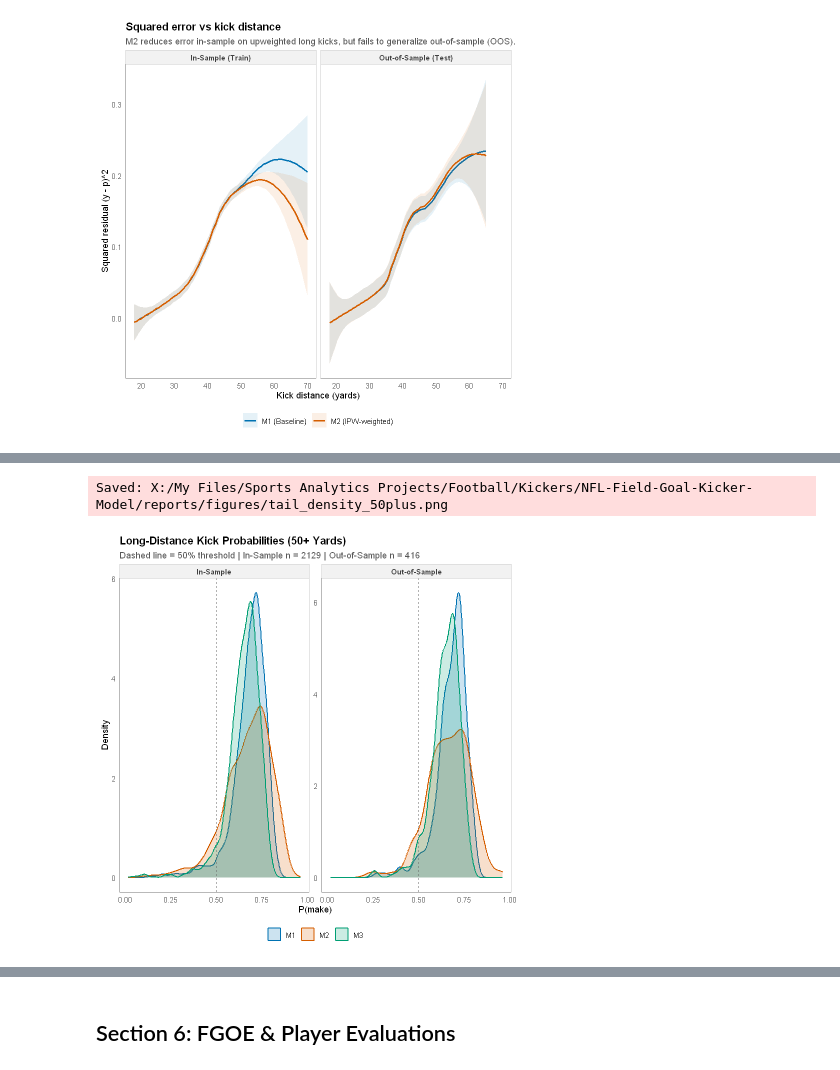
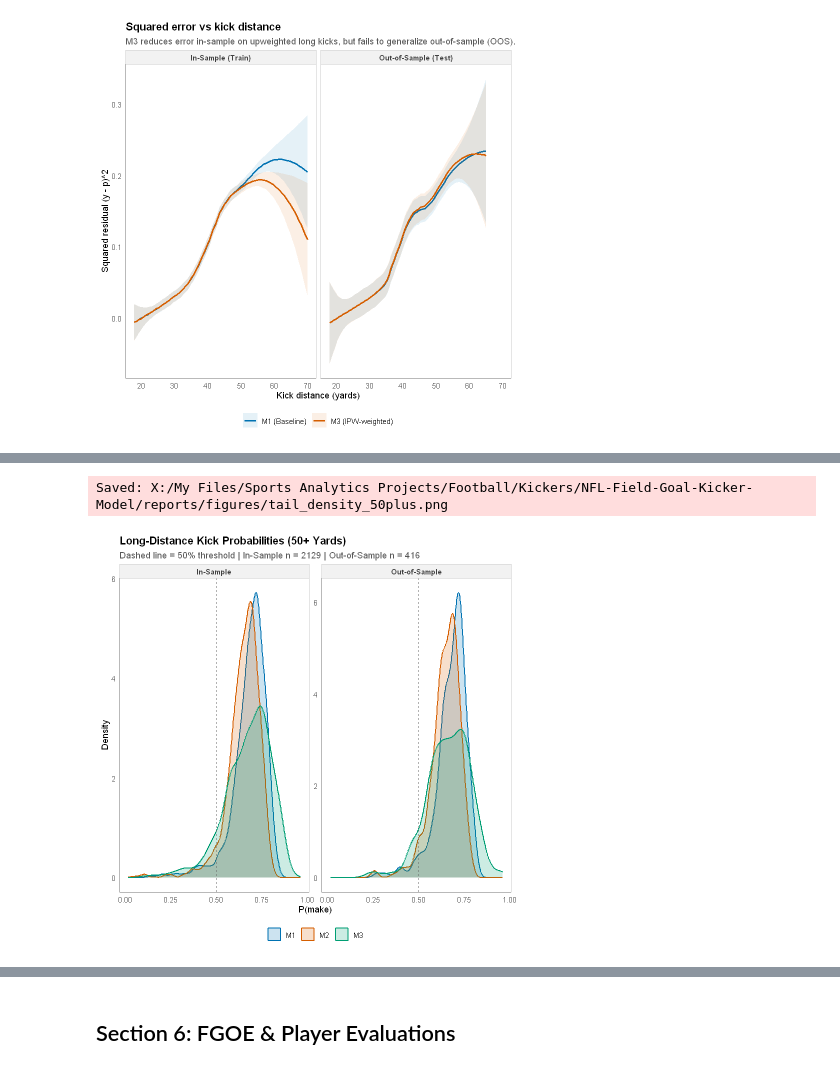
Before and after one commit to eker3777/NFL-Field-Goal-Kicker-Model, a Jupyter notebook: notebooks/05_visuals.ipynb, the cells around one changed output, grey strips where cells are left out. Saved outputs shown, nothing was run; the diff lists cells and outputs as text; code cells hidden in the pictures.

```diff
--- a/notebooks/05_visuals.ipynb
+++ b/notebooks/05_visuals.ipynb
@@ -39,12 +39,12 @@ figures_dir       <- file.path(reports_dir, 'figures')
 
 EVAL_SEASON_MIN   <- 2015L
 EVAL_SEASON_MAX   <- 2025L
-MODEL_FILE_M2_POP <- 'xfg_m2_ipw_no_kicker_season_logit.rds'
+MODEL_FILE_M3_POP <- 'xfg_m3_ipw_no_kicker_season_logit.rds'
 MIN_FGOE_ATT      <- 25L
 
 # Clear existing figures first.
 # Only PNGs are removed: notebook 04 writes its metrics CSVs (metrics_table.csv,
-# metrics_by_era_oos.csv, m1_vs_m2_by_era_oos.csv) into this same directory, and
+# metrics_by_era_oos.csv, m1_vs_m3_by_era_oos.csv) into this same directory, and
 # a blanket unlink() of figures_dir/* silently destroyed them whenever 05 ran
 # after 04 -- which is the documented notebook order.
 if (dir.exists(figures_dir)) {
@@ -112,9 +112,9 @@ calc_metrics <- function(y, p, set_name) {
 }
 calc_metrics_subset <- function(data, subset_name) {
   data %>%
-    dplyr::select(kick_made, M1_Baseline, M2_IPW, M3_Augmented) %>%
+    dplyr::select(kick_made, M1_Baseline, M2_Augmented, M3_IPW) %>%
     tidyr::pivot_longer(
-      cols = c(M1_Baseline, M2_IPW, M3_Augmented),
+      cols = c(M1_Baseline, M2_Augmented, M3_IPW),
       names_to = 'Model',
       values_to = 'Prob'
     ) %>%
@@ -146,8 +146,8 @@ model_cols <- c('M0' = '#525252', 'M1' = '#0072B2', 'M2' = '#D55E00', 'M3' = '#0
 model_cols_3 <- c('M1' = '#0072B2', 'M2' = '#D55E00', 'M3' = '#009E73')
 # Model colours are fixed project-wide so a given model reads the same in every
 # figure: M0 grey, M1 blue, M2 orange, M3 green (Okabe-Ito, colour-blind safe).
-cols_okabe_3 <- c("M1_Baseline" = "#0072B2", "M2_IPW" = "#D55E00", "M3_Augmented" = "#009E73")
-cols_okabe_4 <- c("M0_Distance" = "grey", "M1_Baseline" = "#0072B2", "M2_IPW" = "#D55E00", "M3_Augmented" = "#009E73")
+cols_okabe_3 <- c("M1_Baseline" = "#0072B2", "M2_Augmented" = "#D55E00", "M3_IPW" = "#009E73")
+cols_okabe_4 <- c("M0_Distance" = "grey", "M1_Baseline" = "#0072B2", "M2_Augmented" = "#D55E00", "M3_IPW" = "#009E73")
 weight_cols <- c("Standard Weight (<=1.0)" = "#0072B2", "High Weight (>1.0)" = "#D55E00")
 decision_cols <- c('FG' = '#0072B2', 'Punt' = '#525252', 'Go for It' = '#D55E00',
                    'Field Goal' = '#0072B2', 'go_for_it' = '#D55E00', 'punt' = '#525252')
@@ -164,7 +164,7 @@ preds_pi <- readr::read_csv(file.path(reports_dir, 'attempt_pi', 'attempt_pi_oof
     fg_all %>% select(season, game_id, play_id, kick_distance, game_seconds_remaining),
     by = c("season", "game_id", "play_id")
   )
-m2_pop   <- readRDS(file.path(final_models_dir, MODEL_FILE_M2_POP))
+m3_pop   <- readRDS(file.path(final_models_dir, MODEL_FILE_M3_POP))
 
 # Test set split mapping
 test_game_ids_file <- file.path(data_dir, 'augmented',
@@ -175,8 +175,8 @@ preds <- preds %>%
   mutate(
     split    = if_else(game_id %in% test_game_ids, 'test', 'train'),
     fgoe_m1  = kick_made - p_m1,
-    fgoe_m2  = kick_made - p_m2,
-    fgoe_m3  = kick_made - p_m3
+    fgoe_m3  = kick_made - p_m3,
+    fgoe_m2  = kick_made - p_m2
   )
 
 preds_is  <- preds
@@ -188,19 +188,19 @@ y_test     <- preds_test$kick_made
 preds_is_df   <- as.data.frame(preds_is)
 preds_test_df <- as.data.frame(preds_test)
 
-preds_is$p_m2_pop  <- predict(m2_pop, newdata = preds_is_df, type = 'response', allow.new.levels = TRUE)
-preds_is$fgoe_pop   <- preds_is$kick_made - preds_is$p_m2_pop
+preds_is$p_m3_pop  <- predict(m3_pop, newdata = preds_is_df, type = 'response', allow.new.levels = TRUE)
+preds_is$fgoe_pop   <- preds_is$kick_made - preds_is$p_m3_pop
 
-preds_test$p_m2_pop <- predict(m2_pop, newdata = preds_test_df, type = 'response', allow.new.levels = TRUE)
-preds_test$fgoe_pop  <- preds_test$kick_made - preds_test$p_m2_pop
+preds_test$p_m3_pop <- predict(m3_pop, newdata = preds_test_df, type = 'response', allow.new.levels = TRUE)
+preds_test$fgoe_pop  <- preds_test$kick_made - preds_test$p_m3_pop
 
 # Construct fg_full_pooled to replicate archived 08 plots
 fg_full_pooled <- preds_is %>%
   dplyr::rename(
     pred_m0_full = p_m0_full,
     pred_m1_full = p_m1_full,
-    pred_m2_full = p_m2_full,
-    pred_m3_full = p_m3_full
+    pred_m3_full = p_m3_full,
+    pred_m2_full = p_m2_full
   )
 
 # Construct decision data frame (Multi-Class 4th Down Decisions)
@@ -735,40 +735,40 @@ Saved: X:/My Files/Sports Analytics Projects/Football/Kickers/NFL-Field-Goal-Kic
 # --- Long-Distance Kick Probabilities (50+ Yards) ---
 tail_is <- preds_is %>%
   filter(!is.na(kick_made), kick_distance >= 50) %>%
-  select(kick_made, kick_distance, p_m1 = p_m1_full, p_m2 = p_m2_full, p_m3 = p_m3_full) %>%
+  select(kick_made, kick_distance, p_m1 = p_m1_full, p_m3 = p_m3_full, p_m2 = p_m2_full) %>%
   mutate(split = "In-Sample")
 
 tail_test <- preds_test %>%
   filter(!is.na(kick_made), kick_distance >= 50) %>%
-  select(kick_made, kick_distance, p_m1, p_m2, p_m3) %>%
+  select(kick_made, kick_distance, p_m1, p_m3, p_m2) %>%
   mutate(split = "Out-of-Sample")
 
 tail_combined <- dplyr::bind_rows(tail_is, tail_test) %>%
-  pivot_longer(c(p_m1, p_m2, p_m3),
+  pivot_longer(c(p_m1, p_m3, p_m2),
                       names_to = 'model', values_to = 'prob') %>%
   mutate(model = toupper(stringr::str_remove(model, 'p_')),
          split = factor(split, levels = c("In-Sample", "Out-of-Sample")))
 
 n_tail_is <- nrow(tail_is)
 n_tail_test <- nrow(tail_test)
 
 p_tail <- ggplot(tail_combined,
     ggplot2::aes(prob, colour = model, fill = model)) +
   ggplot2::geom_density(alpha = 0.2, linewidth = 0.8) +
   ggplot2::geom_vline(xintercept = 0.5, lty = 2, colour = 'grey40') +
   ggplot2::facet_wrap(~ split, scales = "free_y") +
   ggplot2::scale_colour_manual(values = model_cols_3) +
   ggplot2::scale_fill_manual(values = model_cols_3) +
   ggplot2::labs(
     title   = paste0('Long-Distance Kick Probabilities (50+ Yards)'),
     subtitle = paste0('Dashed line = 50% threshold | In-Sample n = ', n_tail_is, ' | Out-of-Sample n = ', n_tail_test),
     x = 'P(make)', y = 'Density', colour = NULL, fill = NULL) +
   theme_paper()
 print(p_tail)
 save_fig(p_tail, 'tail_density_50plus.png', w = 10, h = 5)
 # %% [output]
 Saved: X:/My Files/Sports Analytics Projects/Football/Kickers/NFL-Field-Goal-Kicker-Model/reports/figures/tail_density_50plus.png
-[figure, old version]
+[figure, new version]
 # %%
 # --- M1/M2/M3 Truth Curve + Bias Annotated ---
 comparison_df_m1_m2_m3 <- fg_full_pooled %>%
```
Also changed, not shown: parts of 15 cells of this notebook, 24 other files.
